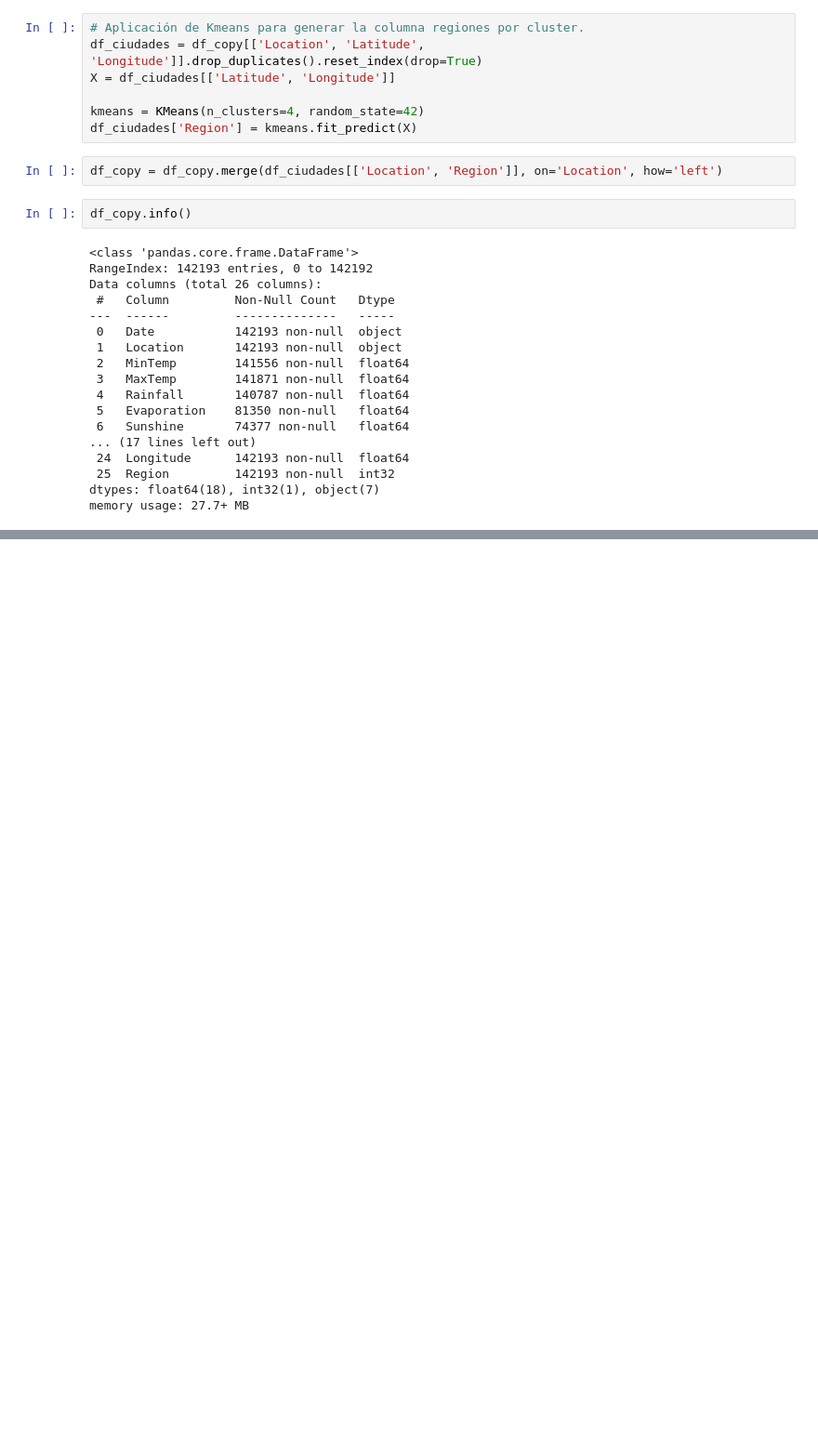
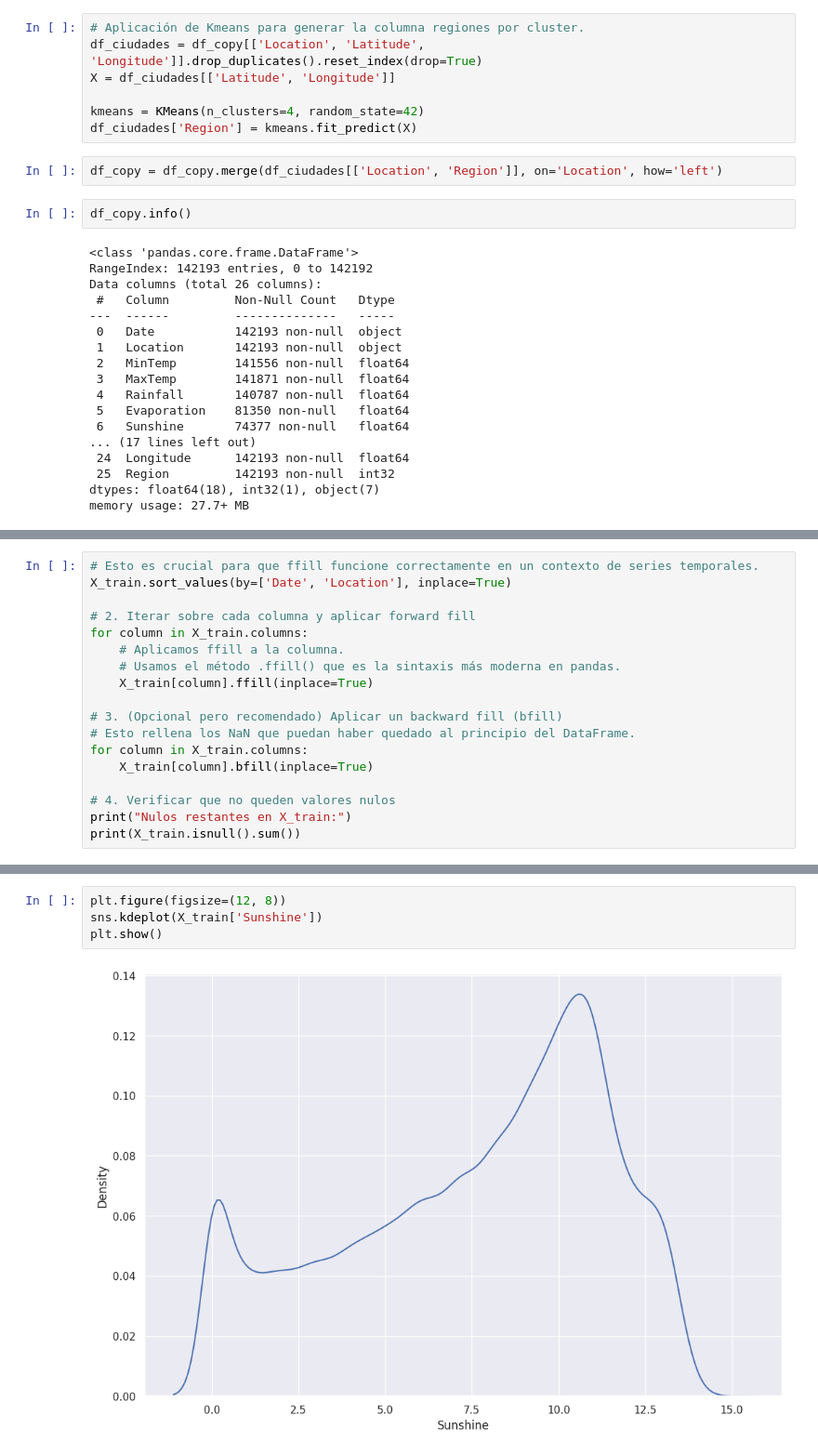
Before and after one commit to GenaCanciani/AA1-TUIA-Canciani-Mancini-Morales, a Jupyter notebook: TP-clasificacion-AA1.ipynb, the cells around one changed output, grey strips where cells are left out. Shown at 93% size. Saved outputs shown, nothing was run; the diff lists cells and outputs as text; blank space fills up the shorter version.

```diff
--- a/TP-clasificacion-AA1.ipynb
+++ b/TP-clasificacion-AA1.ipynb
@@ -350,0 +454,18 @@ plt.show()
+# %%
+# Esto es crucial para que ffill funcione correctamente en un contexto de series temporales.
+X_train.sort_values(by=['Date', 'Location'], inplace=True)
+
+# 2. Iterar sobre cada columna y aplicar forward fill
+for column in X_train.columns:
+    # Aplicamos ffill a la columna.
+    # Usamos el método .ffill() que es la sintaxis más moderna en pandas.
+    X_train[column].ffill(inplace=True)
+
+# 3. (Opcional pero recomendado) Aplicar un backward fill (bfill)
+# Esto rellena los NaN que puedan haber quedado al principio del DataFrame.
+for column in X_train.columns:
+    X_train[column].bfill(inplace=True)
+
+# 4. Verificar que no queden valores nulos
+print("Nulos restantes en X_train:")
+print(X_train.isnull().sum())
@@ -350,0 +502,6 @@ plt.show()
+# %%
+plt.figure(figsize=(12, 8))
+sns.kdeplot(X_train['Sunshine'])
+plt.show()
+# %% [output]
+[figure, added]
```
Also changed, not shown: parts of 25 cells of this notebook.
